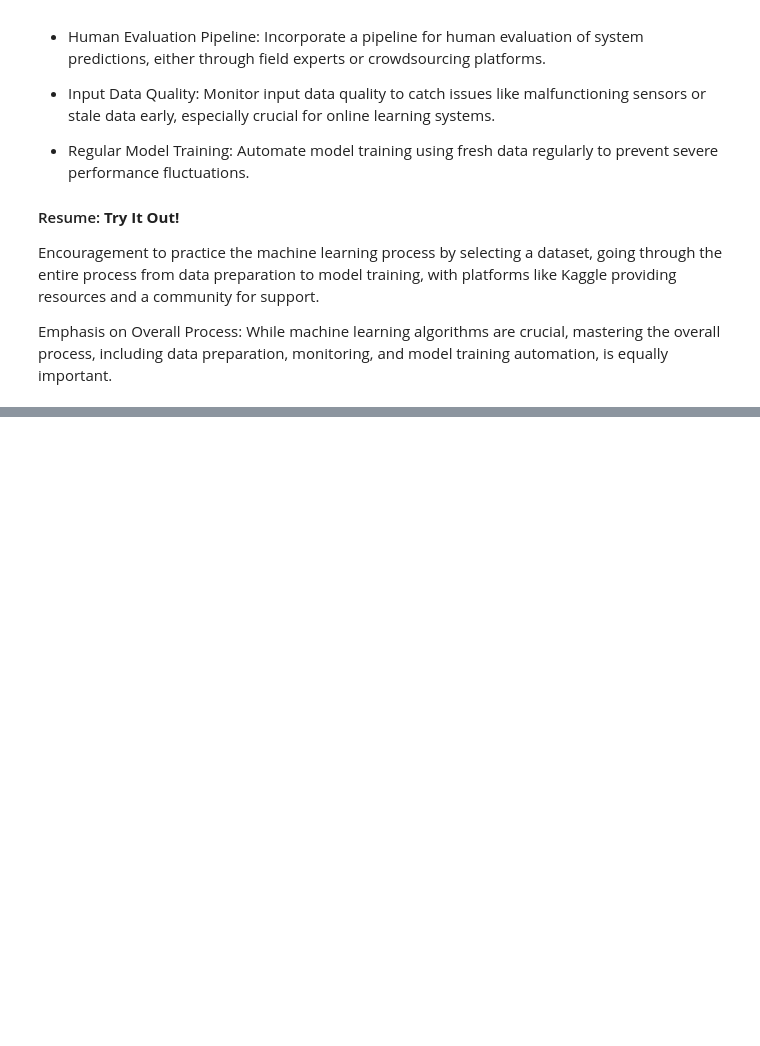
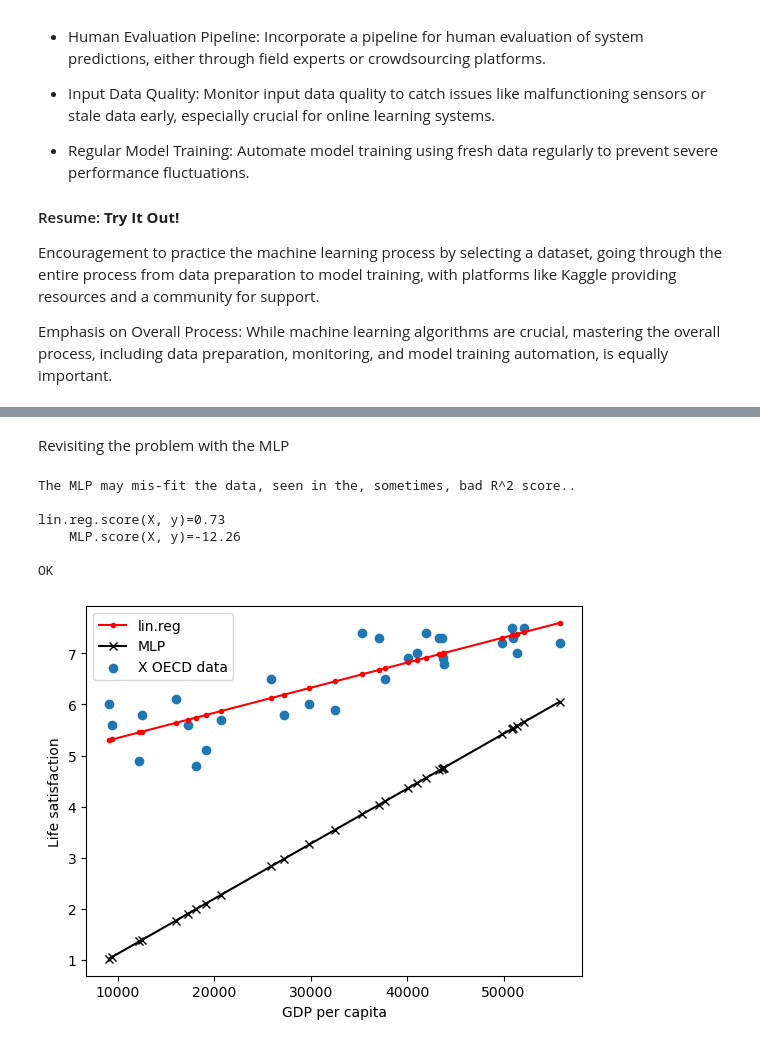
Before and after one commit to kaaecreme/6-Semester, a Jupyter notebook: MAL/02/02 - Samlet dokument.ipynb, the cells around one changed output, grey strips where cells are left out. Saved outputs shown, nothing was run; the diff lists cells and outputs as text; code cells hidden in the pictures; blank space fills up the shorter version.

```diff
--- a/MAL/02/02 - Samlet dokument.ipynb
+++ b/MAL/02/02 - Samlet dokument.ipynb
@@ -224,0 +263,68 @@ This saint bernard dog represents a better image than the previous mentioned dog
+# %% [markdown]
+Revisiting the problem with the MLP
+# %%
+# Setup the MLP and lin. regression again..
+
+def isNumpyData(t: np.ndarray, expected_ndim: int):
+    assert isinstance(expected_ndim, int), f"input parameter 'expected_ndim' is not an integer but a '{type(expected_ndim)}'"
+    assert expected_ndim>=0, f"expected input parameter 'expected_ndim' to be >=0, got {expected_ndim}"
+    if t is None:
+        print("input parameter 't' is None", file=sys.stderr)
+        return False
+    if not isinstance(t, np.ndarray):
+        print("excepted numpy.ndarray got type '{type(t)}'", file=sys.stderr)
+        return False
+    if not t.ndim==expected_ndim:
+        print("expected ndim={expected_ndim} but found {t.ndim}", file=sys.stderr)
+        return False
+    return True
+
+def PlotModels(model1, model2, X: np.ndarray, y: np.ndarray, name_model1: str, name_model2: str):
+
+    # NOTE: local function is such a nifty feature of Python!
+    def CalcPredAndScore(model, X: np.ndarray, y: np.ndarray,):
+        assert isNumpyData(X, 2) and isNumpyData(y, 1) and X.shape[0]==y.shape[0]
+        y_pred_model = model.predict(X)
+        score_model = r2_score(y, y_pred_model) # call r2
+        return y_pred_model, score_model
+
+    assert isinstance(name_model1, str) and isinstance(name_model2, str)
+
+    y_pred_model1, score_model1 = CalcPredAndScore(model1, X, y)
+    y_pred_model2, score_model2 = CalcPredAndScore(model2, X, y)
+
+    plt.plot(X, y_pred_model1, "r.-")
+    plt.plot(X, y_pred_model2, "kx-")
+    plt.scatter(X, y)
+    plt.xlabel("GDP per capita")
+    plt.ylabel("Life satisfaction")
+    plt.legend([name_model1, name_model2, "X OECD data"])
+
+    l = max(len(name_model1), len(name_model2))
+
+    print(f"{(name_model1).rjust(l)}.score(X, y)={score_model1:0.2f}")
+    print(f"{(name_model2).rjust(l)}.score(X, y)={score_model2:0.2f}")
+
+# lets make a linear and MLP regressor and redo the plots
+mlp = MLPRegressor(hidden_layer_sizes=(10, ),
+                   solver='adam',
+                   activation='relu',
+                   tol=1E-5,
+                   max_iter=100000,
+                   verbose=False)
+linreg = LinearRegression()
+
+mlp.fit(X, y)
+linreg.fit(X, y)
+
+print("The MLP may mis-fit the data, seen in the, sometimes, bad R^2 score..\n")
+PlotModels(linreg, mlp, X, y, "lin.reg", "MLP")
+print("\nOK")
+# %% [output]
+The MLP may mis-fit the data, seen in the, sometimes, bad R^2 score..
+
+lin.reg.score(X, y)=0.73
+    MLP.score(X, y)=-12.26
+
+OK
+[figure, added]
```
Also changed, not shown: parts of 10 cells of this notebook, 1 other file.
